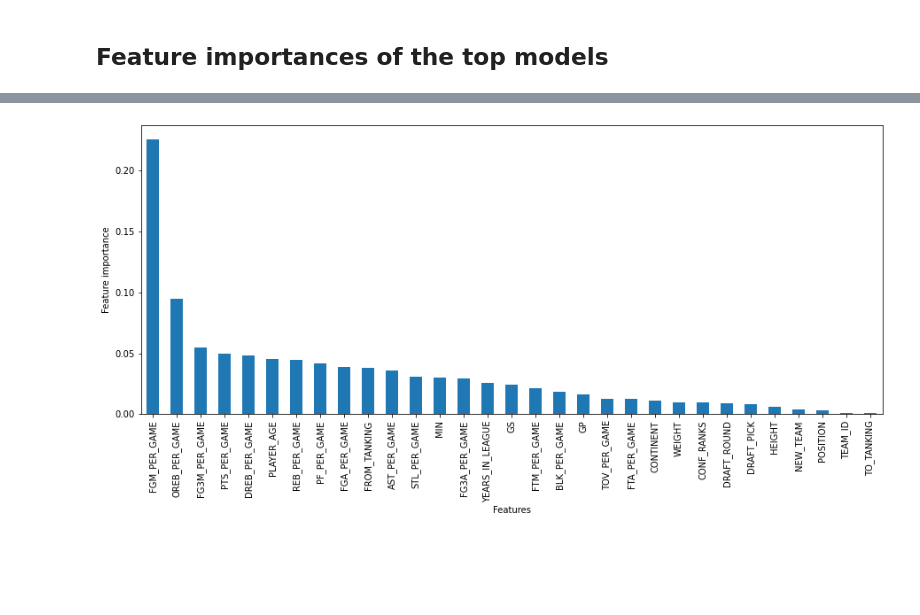
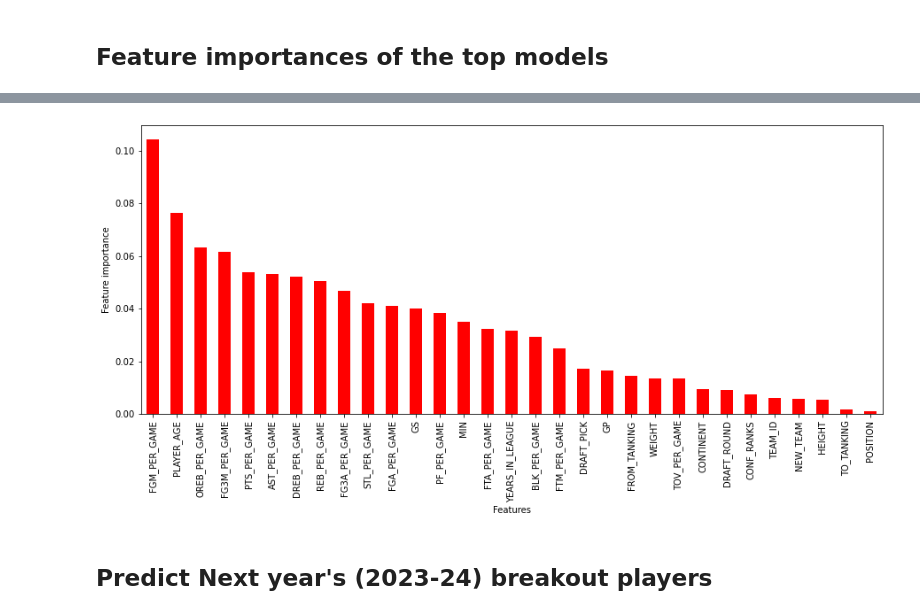
Before and after one commit to royyanovski/nba_players_breakout_project, a Jupyter notebook: NBA_players_breakout_prediction_project.ipynb, the cells around one changed output, grey strips where cells are left out. Cells and saved outputs as stored; diff of their text form; code cells hidden in the pictures; blank space fills up the shorter version.

Commit message:
Updated notebook and data

```diff
--- a/NBA_players_breakout_prediction_project.ipynb
+++ b/NBA_players_breakout_prediction_project.ipynb
@@ -799,9 +797,6 @@ bst.save_model('R61P13.model')
 # %%
-dtrain = xgb.DMatrix(train_X, label=train_Y)
-dtest = xgb.DMatrix(test_X, label=test_Y)
 param = {'max_depth': 4, 'eval_metric': ['logloss'], 'objective': 'binary:logistic'}
 evallist = [(dtrain, 'train'), (dtest, 'eval')]
-
 num_round = 12
 bst = xgb.train(param, dtrain, num_round, evallist)
 # %% [output]
@@ -939,2 +997,13 @@ plt.show()
 # %% [markdown]
 ## Feature importances of the top models
+# %%
+param = {'max_depth': 4, 'eval_metric': ['logloss'], 'objective': 'binary:logistic'}
+evallist = [(dtrain, 'train'), (dtest, 'eval')]
+num_round = 12
+bst = xgb.train(param, dtrain, num_round, evallist)
+
+feat_imp = bst.get_score()
+total_scores = sum(feat_imp.values())
+for key, val in feat_imp.items():
+    feat_imp[key] = val / total_scores
+feat_imp
@@ -941,19 +1047,32 @@ plt.show()
 # %%
 feat_ranks = {'Features': train_X.columns}
 clf = DecisionTreeClassifier(max_depth=4, max_features=12, class_weight='balanced', splitter='random', random_state=0).fit(train_X, train_Y)
-feat_ranks['Decision_Tree_1'] = clf.feature_importances_
+feat_ranks['Decision_Tree'] = clf.feature_importances_
 
-clf = DecisionTreeClassifier(max_depth=2, max_features=12, class_weight='balanced', splitter='random', random_state=0).fit(train_X, train_Y)
-feat_ranks['Decision_Tree_2'] = clf.feature_importances_
-
-clf = RandomForestClassifier(n_estimators=6, max_depth=15, random_state=0).fit(train_X, train_Y)
+clf = RandomForestClassifier(n_estimators=30, max_depth=2, class_weight='balanced', max_features=3, random_state=0).fit(train_X, train_Y)
 feat_ranks['Random_forest_1'] = clf.feature_importances_
 
-clf = RandomForestClassifier(n_estimators=30, max_depth=2, class_weight='balanced', max_features=3, random_state=0).fit(train_X, train_Y)
+clf = RandomForestClassifier(n_estimators=100, max_depth=5, class_weight='balanced', max_features=3, random_state=0).fit(train_X, train_Y)
 feat_ranks['Random_forest_2'] = clf.feature_importances_
 
-clf = RandomForestClassifier(n_estimators=100, max_depth=5, class_weight='balanced', max_features=3, random_state=0).fit(train_X, train_Y)
-feat_ranks['Random_forest_3'] = clf.feature_importances_
+param = {'max_depth': 4, 'eval_metric': ['logloss'], 'objective': 'binary:logistic'}
+evallist = [(dtrain, 'train'), (dtest, 'eval')]
+num_round = 12
+bst = xgb.train(param, dtrain, num_round, evallist)
+ordered_feat_imp = []
+feat_imp = bst.get_score()
+for col in train_X.columns:
+    try:
+        ordered_feat_imp.append(feat_imp[col])
+    except KeyError:
+        ordered_feat_imp.append(0)
+feat_ranks['XGBoost'] = [feat / sum(ordered_feat_imp) for feat in ordered_feat_imp]
+
+train_data = lgb.Dataset(train_X, label=train_Y)
+param = {'objective': 'binary', 'metric': ['binary_logloss'], 'max_depth': 6, 'min_gain_to_split': 2.5}
+bst = lgb.train(param, train_data, 10)
+feat_imp = bst.feature_importance()
+feat_ranks['LightGBM'] = [feat / sum(feat_imp) for feat in feat_imp]
 
 feat_ranks_df = pd.DataFrame.from_dict(feat_ranks)
 feat_ranks_df['Mean'] = feat_ranks_df.mean(axis=1)
@@ -985,7 +1123,9 @@ plt.show()
 # %%
-feat_ranks_df[['Features', 'Mean']].set_index('Features').sort_values('Mean', ascending=False).plot.bar(figsize=(15, 6))
+feat_ranks_df[['Features', 'Mean']].set_index('Features').sort_values('Mean', ascending=False).plot.bar(figsize=(15, 6), color='r')
 plt.legend().remove()
 plt.ylabel('Feature importance')
 plt.show()
 # %% [output]
-[figure, old version]
+[figure, new version]
+# %% [markdown]
+## Predict Next year's (2023-24) breakout players
```
Also changed, not shown: parts of 40 cells of this notebook, 3 other files.
